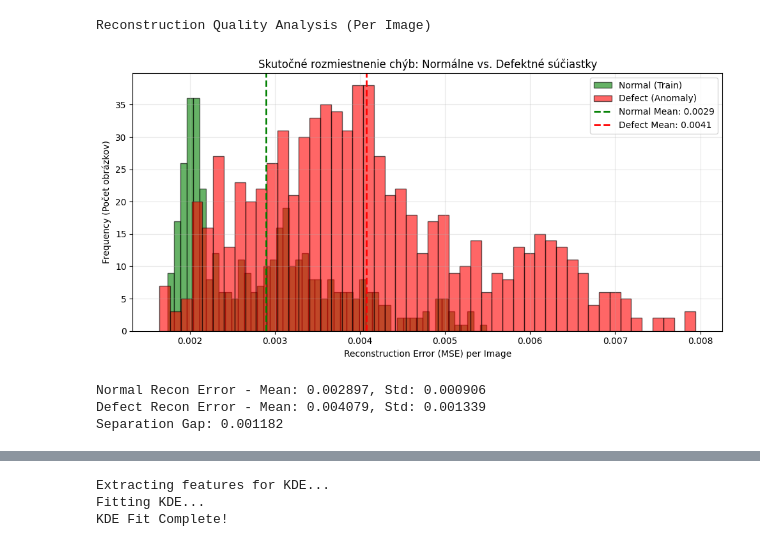
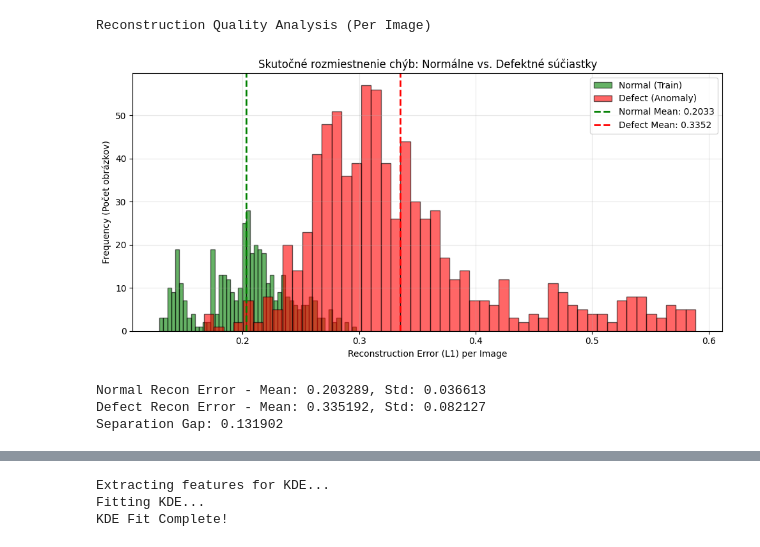
Before and after one commit to matejmedveczky/TP_detekcia_defektov, a Jupyter notebook: autoencoder_FCDD/autoencoder.ipynb, the cells around one changed output, grey strips where cells are left out. Cells and saved outputs as stored; diff of their text form; code cells hidden in the pictures.

Commit message:
optimalizacia autoencodera na pripravnom datasete

```diff
--- a/autoencoder_FCDD/autoencoder.ipynb
+++ b/autoencoder_FCDD/autoencoder.ipynb
@@ -93,8 +82,8 @@ dataset = datasets.ImageFolder('casting_512x512/', transform=transform)
 ok_class_idx = dataset.class_to_idx['ok_front']
 def_class_idx = dataset.class_to_idx['def_front']
 
-ok_indices = [i for i, (_, label) in enumerate(dataset) if label == ok_class_idx]
-def_indices = [i for i, (_, label) in enumerate(dataset) if label == def_class_idx]
+ok_indices = [i for i, label in enumerate(dataset.targets) if label == ok_class_idx]
+def_indices = [i for i, label in enumerate(dataset.targets) if label == def_class_idx]
 
 train_idx, val_idx = train_test_split(ok_indices, test_size=0.2, random_state=42)
 
@@ -102,9 +91,14 @@ train_loader = DataLoader(Subset(dataset, train_idx), batch_size=batch_size, shu
 val_loader = DataLoader(Subset(dataset, val_idx), batch_size=batch_size, shuffle=False)
 anomaly_loader = DataLoader(Subset(dataset, def_indices), batch_size=batch_size, shuffle=False)
 # %%
-criterion = nn.MSELoss()
+import matplotlib.pyplot as plt
+
+criterion = nn.L1Loss()
 optimizer = optim.Adam(model.parameters(), lr=0.001)
-epochs = 50
+epochs = 100
+
+history_train_loss = []
+history_val_loss = []
 
 for epoch in range(epochs):
     model.train()
@@ -138,5 +132,20 @@ for epoch in range(epochs):
 
     val_loss = val_loss / len(val_loader.dataset)
 
+    history_train_loss.append(train_loss)
+    history_val_loss.append(val_loss)
+
     print(f"Epoch [{epoch+1}/{epochs}] - loss: {train_loss:.4f} - val_loss: {val_loss:.4f}")
+
+plt.figure(figsize=(10, 5))
+plt.plot(range(1, epochs + 1), history_train_loss, label='Train Loss', color='blue', linewidth=2)
+plt.plot(range(1, epochs + 1), history_val_loss, label='Val Loss', color='orange', linewidth=2)
+
+plt.title('Priebeh učenia Autoenkodéra')
+plt.xlabel('Epocha')
+plt.ylabel('L1 Loss')
+plt.legend()
+plt.grid(True, linestyle='--', alpha=0.6)
+plt.tight_layout()
+plt.show()
 # %% [output]
@@ -165,7 +175,7 @@ import torch.nn as nn
 
 print("Reconstruction Quality Analysis (Per Image)")
 
-loss_fn = nn.MSELoss(reduction='none')
+loss_fn = nn.L1Loss(reduction='none')
 
 train_recon_errors = []
 with torch.no_grad():
@@ -173,42 +183,48 @@ with torch.no_grad():
         images = images.to(device)
         reconstructions = model(images)
         mse_per_pixel = loss_fn(reconstructions, images)
-        mse_per_image = mse_per_pixel.view(images.size(0), -1).mean(dim=1)
+
+        mse_flat = mse_per_pixel.view(images.size(0), -1)
+        mse_per_image = torch.topk(mse_flat, k=2000, dim=1)[0].mean(dim=1)
+
         train_recon_errors.extend(mse_per_image.cpu().numpy())
 train_recon_errors = np.array(train_recon_errors)
 
 defect_recon_errors = []
 with torch.no_grad():
     for images, _ in anomaly_loader:
         images = images.to(device)
         reconstructions = model(images)
         mse_per_pixel = loss_fn(reconstructions, images)
-        mse_per_image = mse_per_pixel.view(images.size(0), -1).mean(dim=1)
+
+        mse_flat = mse_per_pixel.view(images.size(0), -1)
+        mse_per_image = torch.topk(mse_flat, k=2000, dim=1)[0].mean(dim=1)
+
         defect_recon_errors.extend(mse_per_image.cpu().numpy())
 defect_recon_errors = np.array(defect_recon_errors)
 
 fig, ax = plt.subplots(figsize=(10, 5))
 
 ax.hist(train_recon_errors, bins=50, alpha=0.6, label='Normal (Train)', color='green', edgecolor='black')
 ax.hist(defect_recon_errors, bins=50, alpha=0.6, label='Defect (Anomaly)', color='red', edgecolor='black')
 
 ax.axvline(train_recon_errors.mean(), color='green', linestyle='--', linewidth=2, label=f'Normal Mean: {train_recon_errors.mean():.4f}')
 ax.axvline(defect_recon_errors.mean(), color='red', linestyle='--', linewidth=2, label=f'Defect Mean: {defect_recon_errors.mean():.4f}')
 
-ax.set_xlabel('Reconstruction Error (MSE) per Image')
+ax.set_xlabel('Reconstruction Error (L1) per Image')
 ax.set_ylabel('Frequency (Počet obrázkov)')
 ax.set_title('Skutočné rozmiestnenie chýb: Normálne vs. Defektné súčiastky')
 ax.legend()
 ax.grid(True, alpha=0.3)
 plt.tight_layout()
 plt.show()
 
 print(f"Normal Recon Error - Mean: {train_recon_errors.mean():.6f}, Std: {train_recon_errors.std():.6f}")
 print(f"Defect Recon Error - Mean: {defect_recon_errors.mean():.6f}, Std: {defect_recon_errors.std():.6f}")
 print(f"Separation Gap: {defect_recon_errors.mean() - train_recon_errors.mean():.6f}")
 # %% [output]
 Reconstruction Quality Analysis (Per Image)
-[figure, old version]
+[figure, new version]
-Normal Recon Error - Mean: 0.002897, Std: 0.000906
-Defect Recon Error - Mean: 0.004079, Std: 0.001339
-Separation Gap: 0.001182
+Normal Recon Error - Mean: 0.203289, Std: 0.036613
+Defect Recon Error - Mean: 0.335192, Std: 0.082127
+Separation Gap: 0.131902
```
Also changed, not shown: parts of 6 cells of this notebook.
